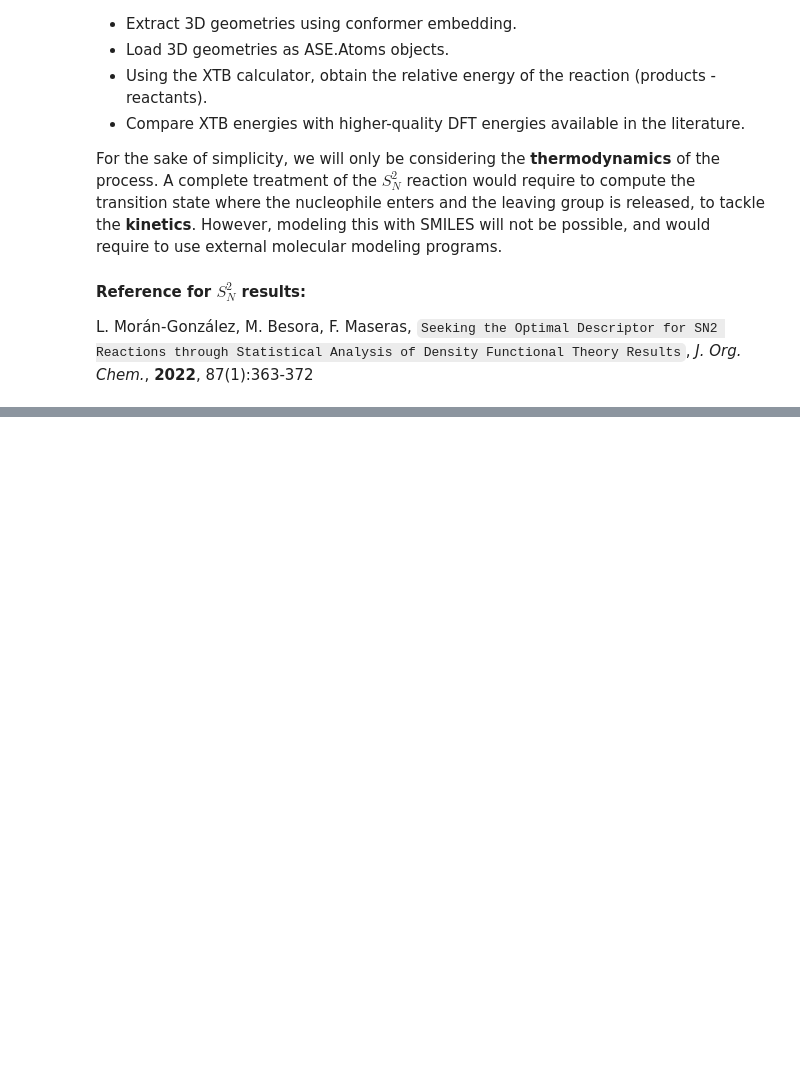
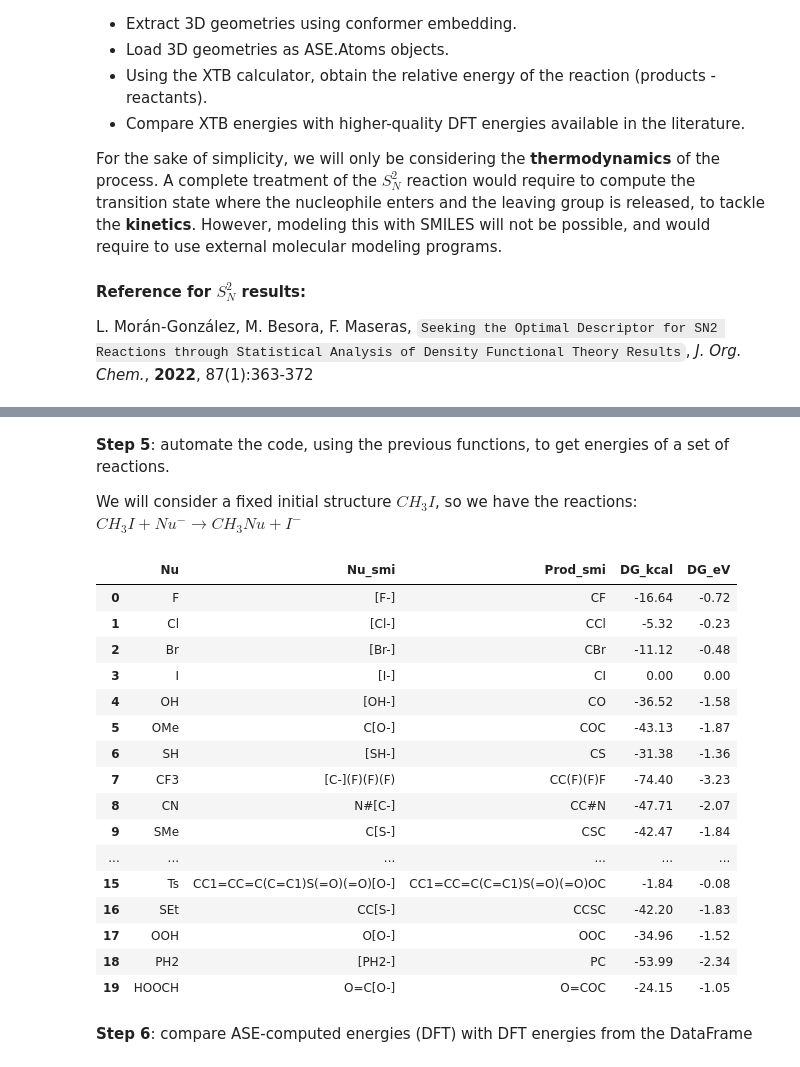
Before and after one commit to jherasdo/pythonic-chemistry, a Jupyter notebook: pythonic-chemistry/05-modeling-chem-systems/modeling-chemical-systems-project.ipynb, the cells around one changed output, grey strips where cells are left out. Drawn from its saved outputs; the diff is of its cells as text; code cells hidden in the pictures; blank space fills up the shorter version.

```diff
--- a/pythonic-chemistry/05-modeling-chem-systems/modeling-chemical-systems-project.ipynb
+++ b/pythonic-chemistry/05-modeling-chem-systems/modeling-chemical-systems-project.ipynb
@@ -462,0 +333,25 @@ ase_larger.write("larger_opti.xyz")
+# %% [markdown]
+**Step 5**: automate the code, using the previous functions, to get energies of a set of reactions.
+
+We will consider a fixed initial structure $CH_3I$, so we have the reactions: $CH_3I + Nu^- \rightarrow CH_3Nu + I^-$
+# %%
+dataset = pd.read_csv("ch3i_b3lyp.csv")
+display(dataset)
+# %% [output]
+|  | Nu | Nu_smi | Prod_smi | DG_kcal | DG_eV |
+| 0 | F | [F-] | CF | -16.64 | -0.72 |
+| 1 | Cl | [Cl-] | CCl | -5.32 | -0.23 |
+| 2 | Br | [Br-] | CBr | -11.12 | -0.48 |
+| 3 | I | [I-] | CI | 0.00 | 0.00 |
+| 4 | OH | [OH-] | CO | -36.52 | -1.58 |
+| 5 | OMe | C[O-] | COC | -43.13 | -1.87 |
+| 6 | SH | [SH-] | CS | -31.38 | -1.36 |
+| 7 | CF3 | [C-](F)(F)(F) | CC(F)(F)F | -74.40 | -3.23 |
+| 8 | CN | N#[C-] | CC#N | -47.71 | -2.07 |
+| 9 | SMe | C[S-] | CSC | -42.47 | -1.84 |
+| ... | ... | ... | ... | ... | ... |
+| 15 | Ts | CC1=CC=C(C=C1)S(=O)(=O)[O-] | CC1=CC=C(C=C1)S(=O)(=O)OC | -1.84 | -0.08 |
+| 16 | SEt | CC[S-] | CCSC | -42.20 | -1.83 |
+| 17 | OOH | O[O-] | OOC | -34.96 | -1.52 |
+| 18 | PH2 | [PH2-] | PC | -53.99 | -2.34 |
+| 19 | HOOCH | O=C[O-] | O=COC | -24.15 | -1.05 |
@@ -462,0 +377,2 @@ ase_larger.write("larger_opti.xyz")
+# %% [markdown]
+**Step 6**: compare ASE-computed energies (DFT) with DFT energies from the DataFrame
```
Also changed, not shown: parts of 66 cells of this notebook.
